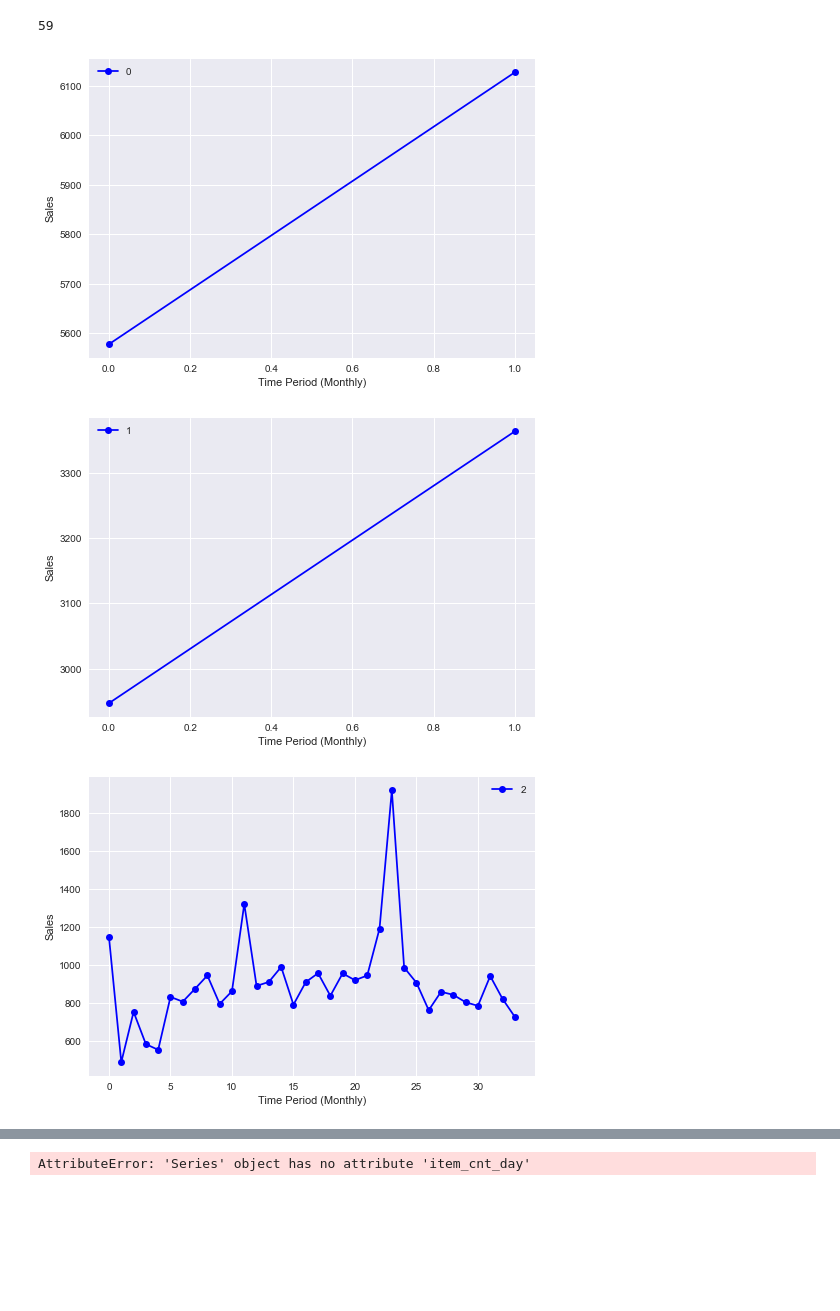
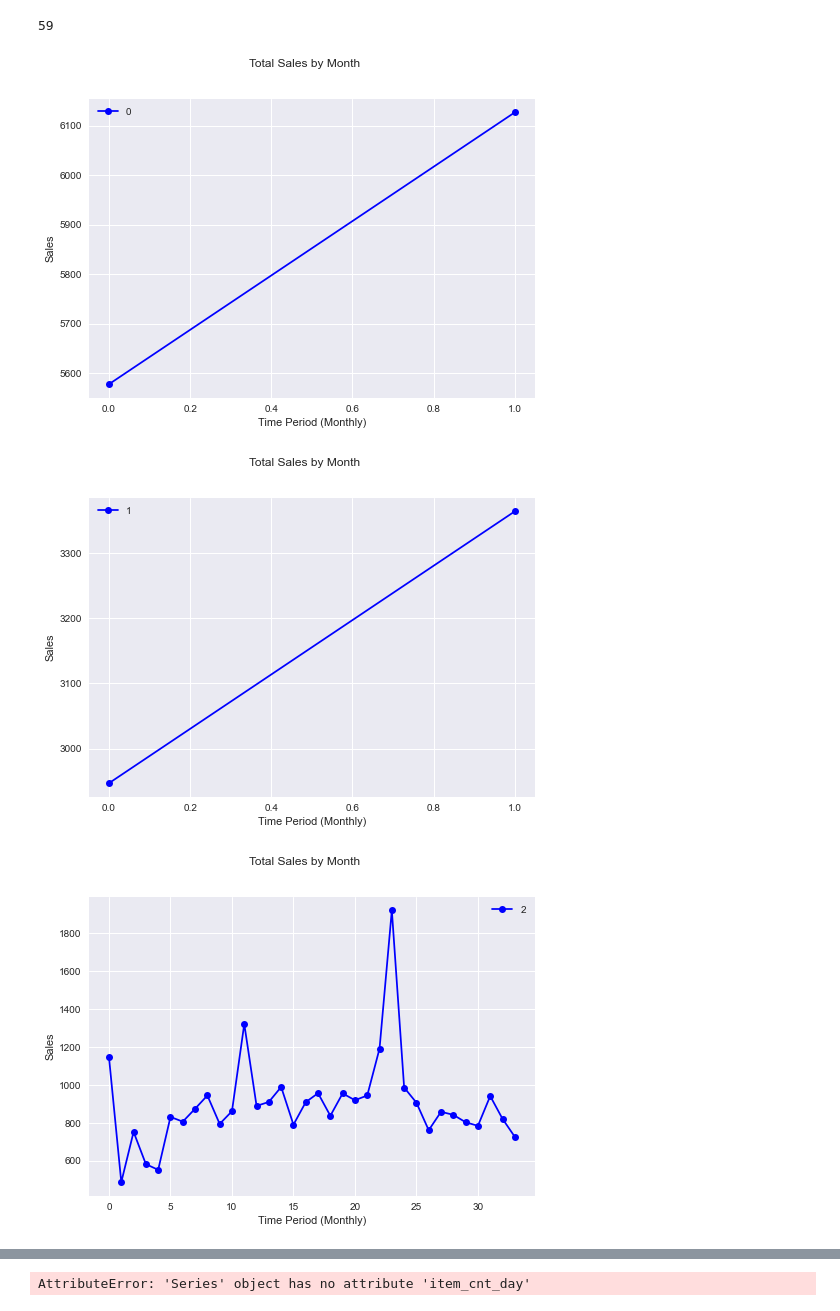
Before and after one commit to jguzman94/capstone-project, a Jupyter notebook: caps_1.ipynb, the cells around one changed output, grey strips where cells are left out. Saved outputs shown, nothing was run; the diff lists cells and outputs as text; code cells hidden in the pictures; blank space fills up the shorter version.

```diff
--- a/caps_1.ipynb
+++ b/caps_1.ipynb
@@ -94,5 +93,5 @@ array([[<AxesSubplot:title={'center':'date_block_num'}>,
 # %%
-df0 = df[['date_block_num', 'shop_id', 'item_id', 'item_cnt_day']];df0.head(20)
+df0 = df[['date_block_num', 'shop_id', 'item_id', 'item_cnt_day']];df0.head()
 # %% [output]
 |  | date_block_num | shop_id | item_id | item_cnt_day |
 | 0 | 0 | 59 | 22154 | 1 |
@@ -175,4 +145,4 @@ df3.groupby(by = 'shop_id').count()
 | 58 | 32 | 32 |
 | 59 | 34 | 34 |
 # %%
-df3 = df3[df3['shop_id'] == 2];df3.head(20)
+#df3 = df3[df3['shop_id'] == 2];df3.head(20)
@@ -197,2 +149,2 @@ df3 = df3[df3['shop_id'] == 2];df3.head(20)
 # %%
-df3 = df2.reset_index(drop=False);df3.head(20)
+#df3 = df2.reset_index(drop=False);df3.head(20)
@@ -224,19 +158,20 @@ max(df3['shop_id'])
 59
 # %%
 for i in range (0,59):
+    fig = plt.figure()
 
     df3 = df3[df3['shop_id'] == i]
 
     fig.suptitle('Total Sales by Month')
 
     plt.xlabel('Time Period (Monthly)')
     plt.ylabel('Sales')
     actual = plt.plot(df3['date_block_num'], df3['item_cnt_day'], 'bo-', label='Sales')
     plt.legend(f'{i}')
     plt.show()
 
     df3 = df2.reset_index(drop=False)
 # %% [output]
-[figure, old version]
+[figure, new version]
-[figure, old version]
+[figure, new version]
-[figure, old version]
+[figure, new version]
```
Also changed, not shown: parts of 8 cells of this notebook.
